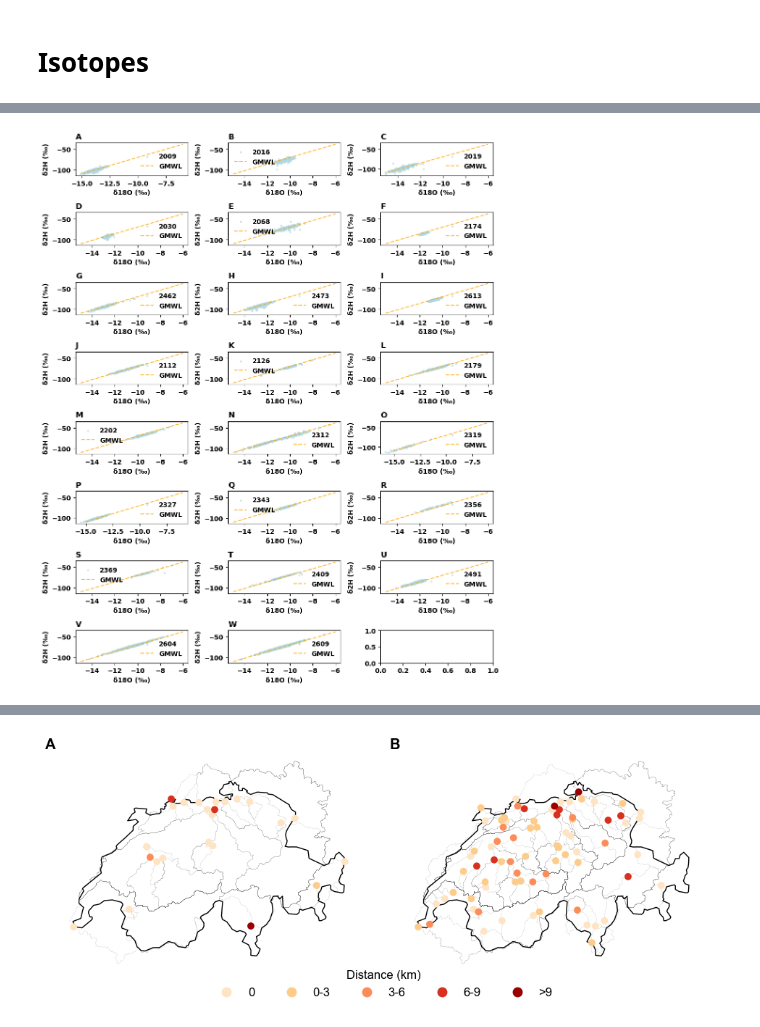
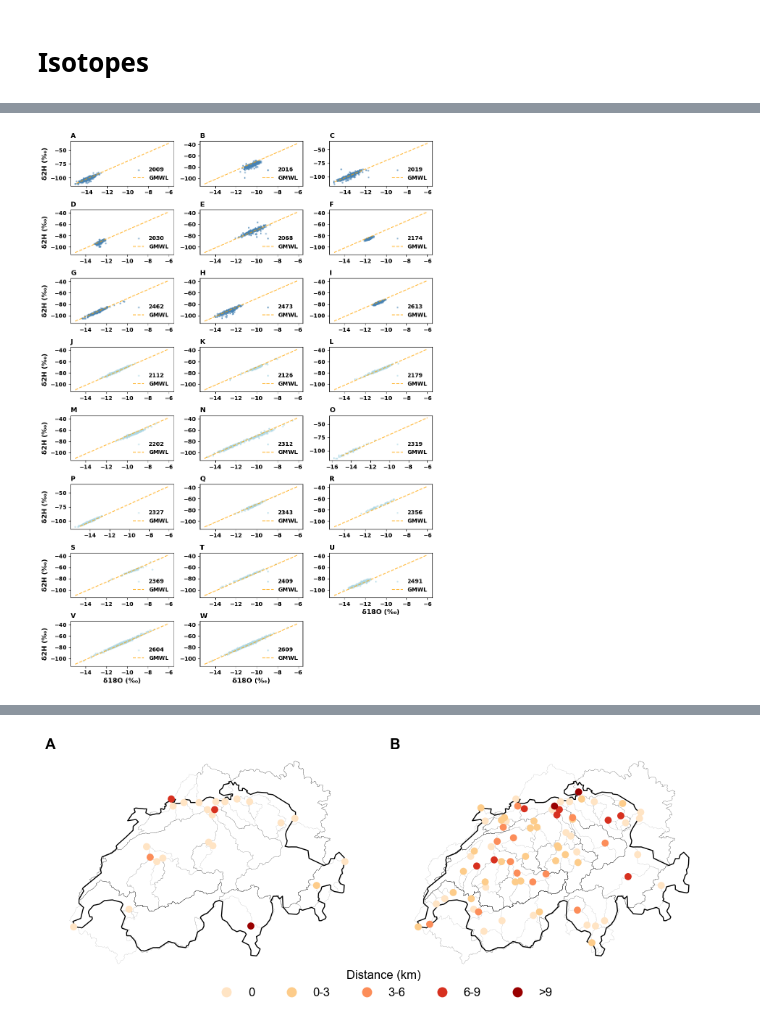
Before and after one commit to thiagovmdon/camels-ch-chem-paper, a Jupyter notebook: code/camels_ch_chem_D_figs_and_validation.ipynb, the cells around one changed output, grey strips where cells are left out. Cells and saved outputs as stored; diff of their text form; code cells hidden in the pictures.

Commit message:
Last updated with the isotopes data

```diff
--- a/code/camels_ch_chem_D_figs_and_validation.ipynb
+++ b/code/camels_ch_chem_D_figs_and_validation.ipynb
@@ -3558,11 +2432,9 @@ fig.savefig(r'results\figs\fig_tv_isotopes_chirp.png', dpi=300, bbox_inches='tig
 # %%
-
 import os
 import glob
 import pandas as pd
 import matplotlib.pyplot as plt
 import tqdm
-
 
 # Set font properties using rcParams
 mpl.rcParams['font.family'] = 'sans-serif'  # Change the font family
@@ -3589,7 +2461,7 @@ nrows = 8  # 3 rows
 ncols = 3  # 3 columns
 
 # Create a figure and axes for the subplots
-fig, axes = plt.subplots(nrows=nrows, ncols=ncols, figsize=(10, 12))
+fig, axes = plt.subplots(nrows=nrows, ncols=ncols, figsize=(10, 14))
 
 # Flatten the axes array to easily access each subplot
 axes = axes.flatten()
@@ -3600,35 +2472,52 @@ for i, file in enumerate(tqdm.tqdm(csv_files[:num_plots])):  # Only process the
     df = pd.read_csv(file)
 
     # Extract the basin_id
     basin_id = get_basin_id_from_filename(file)
 
     # Extract the relevant columns (assuming they are named 'delta_18o' and 'delta_2h')
     delta_18o = df['delta_18o']
     delta_2h = df['delta_2h']
 
     # Plot δ2H vs δ18O for your data on the current axis
-    axes[i].scatter(delta_18o, delta_2h, label=f'{basin_id}', color='lightblue', marker='o', s=5, alpha=0.5)
+    if i <= 8:
+        axes[i].scatter(delta_18o, delta_2h, label=f'{basin_id}', color='steelblue', marker='o', s=5, alpha=0.5)
+
+    else:
+        axes[i].scatter(delta_18o, delta_2h, label=f'{basin_id}', color='lightblue', marker='o', s=5, alpha=0.5)
 
     # Plot the Global Meteoric Water Line (GMWL) on the current axis
     gmwl_d18O = range(-15, -5)  # Adjust the range based on your δ18O values
     gmwl_d2H = [8 * d18O + 10 for d18O in gmwl_d18O]
     axes[i].plot(gmwl_d18O, gmwl_d2H, label='GMWL', color='orange', linestyle='--', alpha=0.75)
 
     # Set labels, title, and limits for each subplot
-    axes[i].set_xlabel('δ18O (‰)')
-    axes[i].set_ylabel('δ2H (‰)')
+    row = i // 3
+    col = i % 3
+
+    # Only leftmost column → Y label
+    if col == 0:
+        axes[i].set_ylabel('δ2H (‰)', fontsize=12)
+
+    # Only bottom row → X label
+    if row == 7:
+        axes[i].set_xlabel('δ18O (‰)', fontsize=12)
+
+
     axes[i].set_title(f'{chr(97 + i).upper()}', loc='left', fontweight='bold')
     #axes[i].grid(True)
-    axes[i].legend(frameon=False)
+    axes[i].legend(frameon=False, loc="lower right")
     #axes[i].set_xlim(-15, -8)
     #axes[i].set_ylim(-110, -80)
+
+axes[20].set_xlabel('δ18O (‰)', fontsize=12)
+axes[-1].axis('off')  # turns off the last subplot (bottom-right)
 
 # Adjust the layout to prevent overlapping elements
 plt.tight_layout()
 
 # Show the plot
 plt.show()
 
 fig.savefig(r'results\figs\fig_isotopes_all.png', dpi=300, bbox_inches='tight')
 # %% [output]
-[figure, old version]
+[figure, new version]
```
Also changed, not shown: parts of 49 cells of this notebook.
